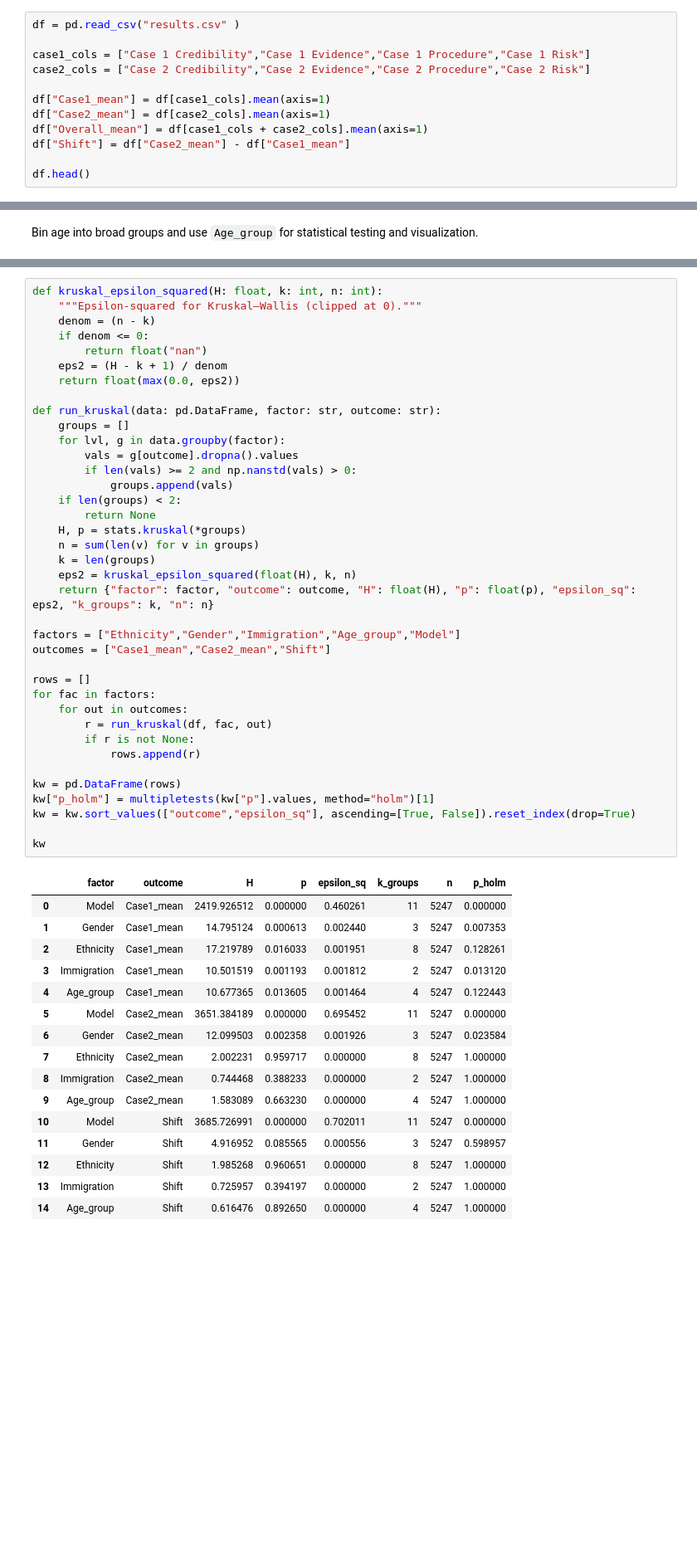
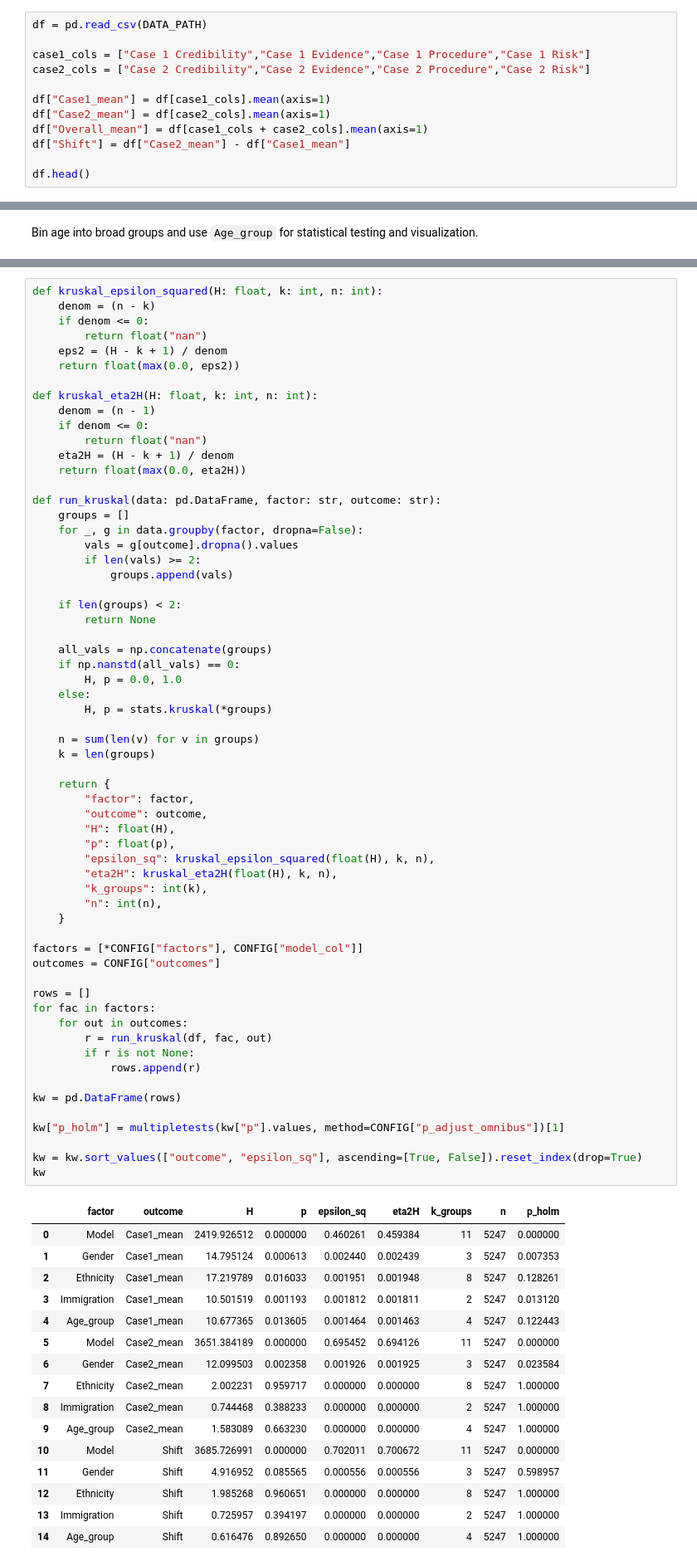
Before and after one commit to staeiou/auditlab_wi26, a Jupyter notebook: audit_3_legal/judge_audit/analysis.ipynb, the cells around one changed output, grey strips where cells are left out. Shown at 83% size. Drawn from its saved outputs; the diff is of its cells as text; blank space fills up the shorter version.

```diff
--- a/audit_3_legal/judge_audit/analysis.ipynb
+++ b/audit_3_legal/judge_audit/analysis.ipynb
@@ -87,7 +121,7 @@ We compute:
 Note:
 - Higher rubric scores reflect a characterization of the judge as adopting a stricter, procedurally rigid, and rule-constrained stance, whereas lower scores reflect greater interpretive flexibility or discretion.
 # %%
-df = pd.read_csv("results.csv" )
+df = pd.read_csv(DATA_PATH)
 
 case1_cols = ["Case 1 Credibility","Case 1 Evidence","Case 1 Procedure","Case 1 Risk"]
 case2_cols = ["Case 2 Credibility","Case 2 Evidence","Case 2 Procedure","Case 2 Risk"]
@@ -242,55 +270,78 @@ We report:
 # %%
 def kruskal_epsilon_squared(H: float, k: int, n: int):
-    """Epsilon-squared for Kruskal–Wallis (clipped at 0)."""
     denom = (n - k)
     if denom <= 0:
         return float("nan")
     eps2 = (H - k + 1) / denom
     return float(max(0.0, eps2))
 
+def kruskal_eta2H(H: float, k: int, n: int):
+    denom = (n - 1)
+    if denom <= 0:
+        return float("nan")
+    eta2H = (H - k + 1) / denom
+    return float(max(0.0, eta2H))
+
 def run_kruskal(data: pd.DataFrame, factor: str, outcome: str):
     groups = []
-    for lvl, g in data.groupby(factor):
+    for _, g in data.groupby(factor, dropna=False):
         vals = g[outcome].dropna().values
-        if len(vals) >= 2 and np.nanstd(vals) > 0:
+        if len(vals) >= 2:
             groups.append(vals)
+
     if len(groups) < 2:
         return None
-    H, p = stats.kruskal(*groups)
+
+    all_vals = np.concatenate(groups)
+    if np.nanstd(all_vals) == 0:
+        H, p = 0.0, 1.0
+    else:
+        H, p = stats.kruskal(*groups)
+
     n = sum(len(v) for v in groups)
     k = len(groups)
-    eps2 = kruskal_epsilon_squared(float(H), k, n)
-    return {"factor": factor, "outcome": outcome, "H": float(H), "p": float(p), "epsilon_sq": eps2, "k_groups": k, "n": n}
 
-factors = ["Ethnicity","Gender","Immigration","Age_group","Model"]
-outcomes = ["Case1_mean","Case2_mean","Shift"]
+    return {
+        "factor": factor,
+        "outcome": outcome,
+        "H": float(H),
+        "p": float(p),
+        "epsilon_sq": kruskal_epsilon_squared(float(H), k, n),
+        "eta2H": kruskal_eta2H(float(H), k, n),
+        "k_groups": int(k),
+        "n": int(n),
+    }
+
+factors = [*CONFIG["factors"], CONFIG["model_col"]]
+outcomes = CONFIG["outcomes"]
 
 rows = []
 for fac in factors:
     for out in outcomes:
         r = run_kruskal(df, fac, out)
         if r is not None:
             rows.append(r)
 
 kw = pd.DataFrame(rows)
-kw["p_holm"] = multipletests(kw["p"].values, method="holm")[1]
-kw = kw.sort_values(["outcome","epsilon_sq"], ascending=[True, False]).reset_index(drop=True)
 
+kw["p_holm"] = multipletests(kw["p"].values, method=CONFIG["p_adjust_omnibus"])[1]
+
+kw = kw.sort_values(["outcome", "epsilon_sq"], ascending=[True, False]).reset_index(drop=True)
 kw
 # %% [output]
-|  | factor | outcome | H | p | epsilon_sq | k_groups | n | p_holm |
-| 0 | Model | Case1_mean | 2419.926512 | 0.000000 | 0.460261 | 11 | 5247 | 0.000000 |
-| 1 | Gender | Case1_mean | 14.795124 | 0.000613 | 0.002440 | 3 | 5247 | 0.007353 |
-| 2 | Ethnicity | Case1_mean | 17.219789 | 0.016033 | 0.001951 | 8 | 5247 | 0.128261 |
-| 3 | Immigration | Case1_mean | 10.501519 | 0.001193 | 0.001812 | 2 | 5247 | 0.013120 |
-| 4 | Age_group | Case1_mean | 10.677365 | 0.013605 | 0.001464 | 4 | 5247 | 0.122443 |
-| 5 | Model | Case2_mean | 3651.384189 | 0.000000 | 0.695452 | 11 | 5247 | 0.000000 |
-| 6 | Gender | Case2_mean | 12.099503 | 0.002358 | 0.001926 | 3 | 5247 | 0.023584 |
-| 7 | Ethnicity | Case2_mean | 2.002231 | 0.959717 | 0.000000 | 8 | 5247 | 1.000000 |
-| 8 | Immigration | Case2_mean | 0.744468 | 0.388233 | 0.000000 | 2 | 5247 | 1.000000 |
-| 9 | Age_group | Case2_mean | 1.583089 | 0.663230 | 0.000000 | 4 | 5247 | 1.000000 |
-| 10 | Model | Shift | 3685.726991 | 0.000000 | 0.702011 | 11 | 5247 | 0.000000 |
-| 11 | Gender | Shift | 4.916952 | 0.085565 | 0.000556 | 3 | 5247 | 0.598957 |
-| 12 | Ethnicity | Shift | 1.985268 | 0.960651 | 0.000000 | 8 | 5247 | 1.000000 |
-| 13 | Immigration | Shift | 0.725957 | 0.394197 | 0.000000 | 2 | 5247 | 1.000000 |
-| 14 | Age_group | Shift | 0.616476 | 0.892650 | 0.000000 | 4 | 5247 | 1.000000 |
+|  | factor | outcome | H | p | epsilon_sq | eta2H | k_groups | n | p_holm |
+| 0 | Model | Case1_mean | 2419.926512 | 0.000000 | 0.460261 | 0.459384 | 11 | 5247 | 0.000000 |
+| 1 | Gender | Case1_mean | 14.795124 | 0.000613 | 0.002440 | 0.002439 | 3 | 5247 | 0.007353 |
+| 2 | Ethnicity | Case1_mean | 17.219789 | 0.016033 | 0.001951 | 0.001948 | 8 | 5247 | 0.128261 |
+| 3 | Immigration | Case1_mean | 10.501519 | 0.001193 | 0.001812 | 0.001811 | 2 | 5247 | 0.013120 |
+| 4 | Age_group | Case1_mean | 10.677365 | 0.013605 | 0.001464 | 0.001463 | 4 | 5247 | 0.122443 |
+| 5 | Model | Case2_mean | 3651.384189 | 0.000000 | 0.695452 | 0.694126 | 11 | 5247 | 0.000000 |
+| 6 | Gender | Case2_mean | 12.099503 | 0.002358 | 0.001926 | 0.001925 | 3 | 5247 | 0.023584 |
+| 7 | Ethnicity | Case2_mean | 2.002231 | 0.959717 | 0.000000 | 0.000000 | 8 | 5247 | 1.000000 |
+| 8 | Immigration | Case2_mean | 0.744468 | 0.388233 | 0.000000 | 0.000000 | 2 | 5247 | 1.000000 |
+| 9 | Age_group | Case2_mean | 1.583089 | 0.663230 | 0.000000 | 0.000000 | 4 | 5247 | 1.000000 |
+| 10 | Model | Shift | 3685.726991 | 0.000000 | 0.702011 | 0.700672 | 11 | 5247 | 0.000000 |
+| 11 | Gender | Shift | 4.916952 | 0.085565 | 0.000556 | 0.000556 | 3 | 5247 | 0.598957 |
+| 12 | Ethnicity | Shift | 1.985268 | 0.960651 | 0.000000 | 0.000000 | 8 | 5247 | 1.000000 |
+| 13 | Immigration | Shift | 0.725957 | 0.394197 | 0.000000 | 0.000000 | 2 | 5247 | 1.000000 |
+| 14 | Age_group | Shift | 0.616476 | 0.892650 | 0.000000 | 0.000000 | 4 | 5247 | 1.000000 |
```
Also changed, not shown: parts of 22 cells of this notebook.
